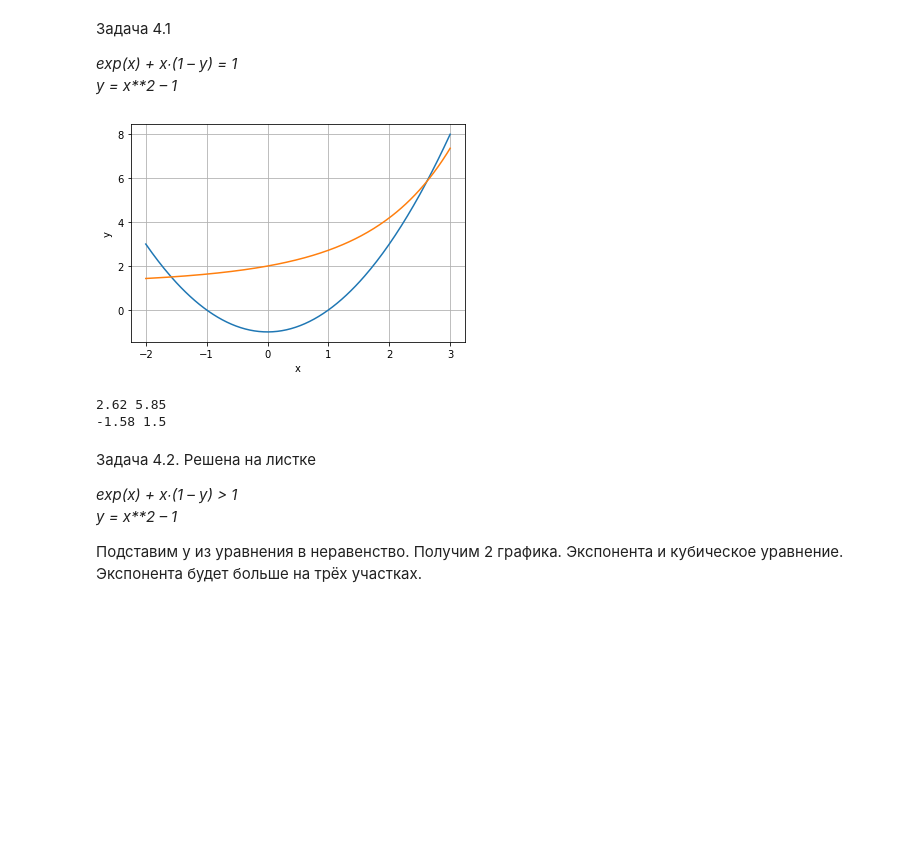
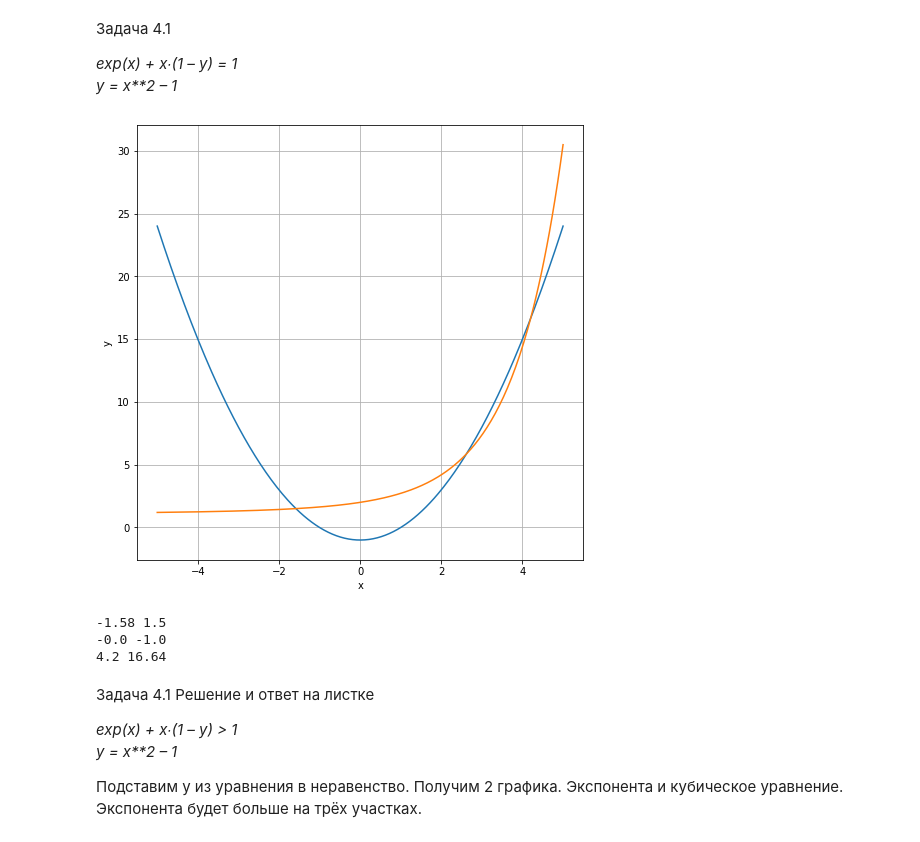
Before and after one commit to nedokormysh/GB_Intro_Further_Mathematics, a Jupyter notebook: Homework2_3.ipynb, the cells around one changed output. Saved outputs shown, nothing was run; the diff lists cells and outputs as text; code cells hidden in the pictures; blank space fills up the shorter version.

```diff
--- a/Homework2_3.ipynb
+++ b/Homework2_3.ipynb
@@ -354,40 +354,47 @@ plt.show()
 *exp(x) + x∙(1 – y) = 1*
 *y = x**2 – 1*
 # %%
-# import numpy as np
+import numpy as np
 from scipy.optimize import fsolve
-# import matplotlib.pyplot as plt
+import matplotlib.pyplot as plt
 # y = x2 – 1
 # y = (exp(x) + x – 1) / x
-x = np.linspace(-2, 3, 200)
+
+fig = plt.figure(figsize=(8, 8))
+ax = fig.add_subplot(111)
+x = np.linspace(-5, 5, 300)
 plt.plot(x, x**2 - 1)
 plt.plot(x, (np.exp(x) + x - 1)/x)
 plt.xlabel('x')
 plt.ylabel('y')
 # plt.ylim(-1,5)
 plt.grid(True)
 
 plt.show()
 
 
 def equations(p):
     x, y = p
     return y - x**2 + 1, np.exp(x) + x*(1-y) - 1
 
 
 
-x1, y1 = fsolve(equations, (2, 4))
-x2, y2 = fsolve(equations, (-1, 1))
+x1, y1 = fsolve(equations, (-2, 0))
+x2, y2 = fsolve(equations, (0, 1))
+x3, y3 = fsolve(equations, (4.2, 6))
+
+
 
 print(round(x1,2), round(y1, 2))
 print(round(x2,2), round(y2, 2))
+print(round(x3,2), round(y3, 2))
 # %% [output]
-[figure, old version]
+[figure, new version]
-2.62 5.85
 -1.58 1.5
+-0.0 -1.0
+4.2 16.64
 # %% [markdown]
-Задача 4.2. Решена на листке
-
+Задача 4.1 Решение и ответ на листке
 
 *exp(x) + x∙(1 – y) > 1*
 *y = x**2 – 1*
```
Also changed, not shown: parts of 3 cells of this notebook.
